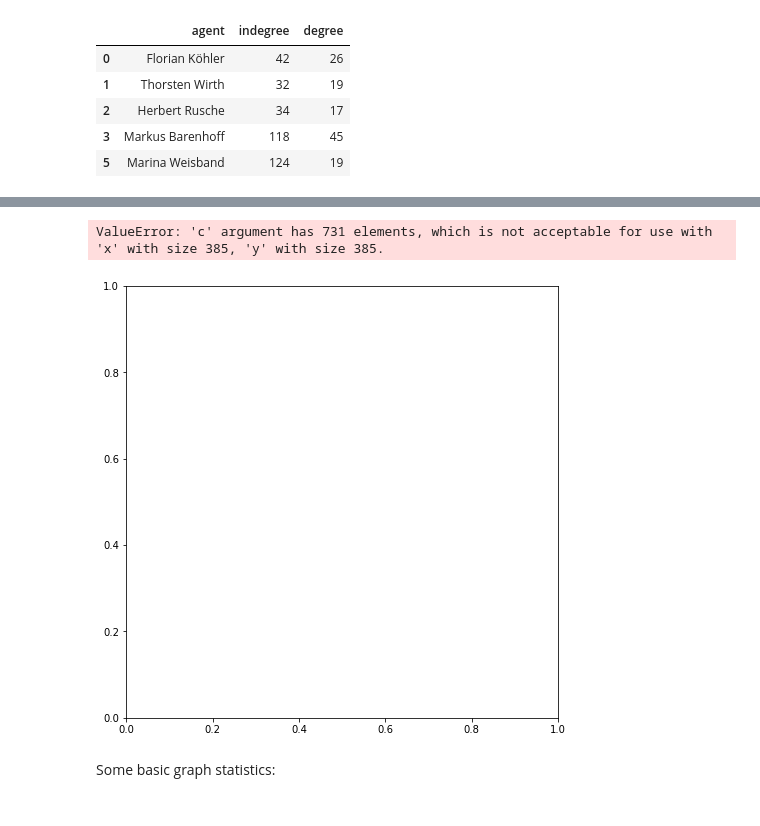
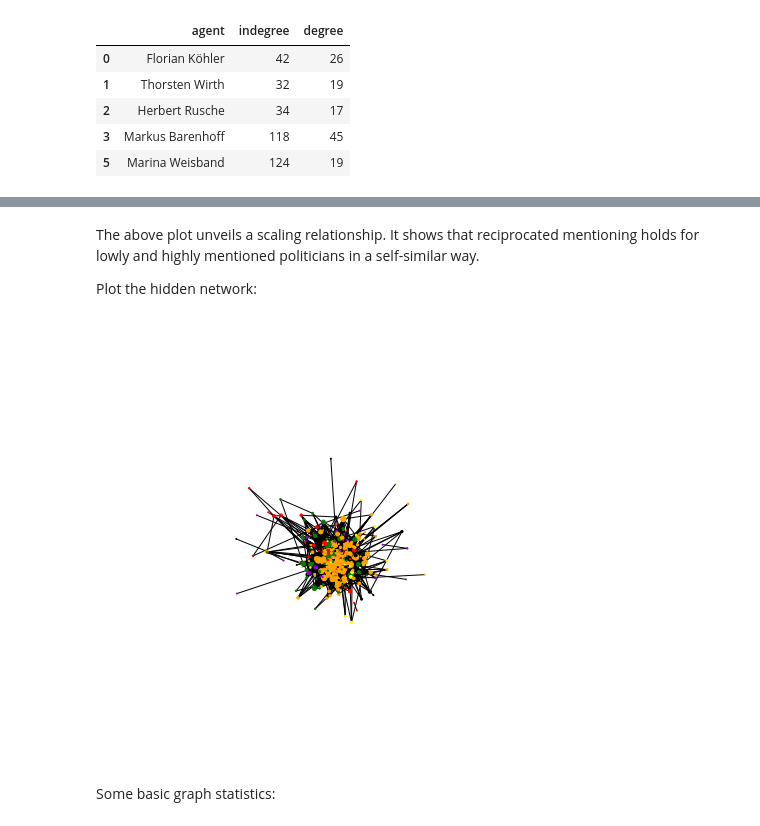
Before and after one commit to gesiscss/introduction_networkx, a Jupyter notebook: introduction_networkx.ipynb, the cells around one changed output, grey strips where cells are left out. Saved outputs shown, nothing was run; the diff lists cells and outputs as text; code cells hidden in the pictures.

```diff
--- a/introduction_networkx.ipynb
+++ b/introduction_networkx.ipynb
@@ -791,12 +793,15 @@ Plot the hidden network:
+# %% [markdown]
+The above plot unveils a scaling relationship. It shows that reciprocated mentioning holds for lowly and highly mentioned politicians in a self-similar way.
+
+Plot the hidden network:
+# %%
+pos_mentioning_giant = nx.spring_layout(D_mentioning, k=0.1, iterations=200)
+plt.figure(figsize=(6, 6))
+nx.draw(G_mentioning, pos=pos_mentioning_giant, node_size=mentioning_degree, node_color=politicians_color_mentioning)
+# %% [output]
+[figure, added]
 # %%
 G_mentioning_giant = max(nx.connected_component_subgraphs(G_mentioning), key=len)
-# %%
-pos_mentioning_giant = nx.spring_layout(D_mentioning, k=0.1, iterations=200)
-plt.figure(figsize=(6, 6))
-nx.draw(G_mentioning_giant, pos=pos_mentioning_giant, node_size=mentioning_inweight, node_color=politicians_color_mentioning)
-# %% [output]
-ValueError: 'c' argument has 731 elements, which is not acceptable for use with 'x' with size 385, 'y' with size 385.
-[figure, removed]
 # %% [markdown]
 Some basic graph statistics:
 # %%
```
Also changed, not shown: parts of 41 cells of this notebook.
